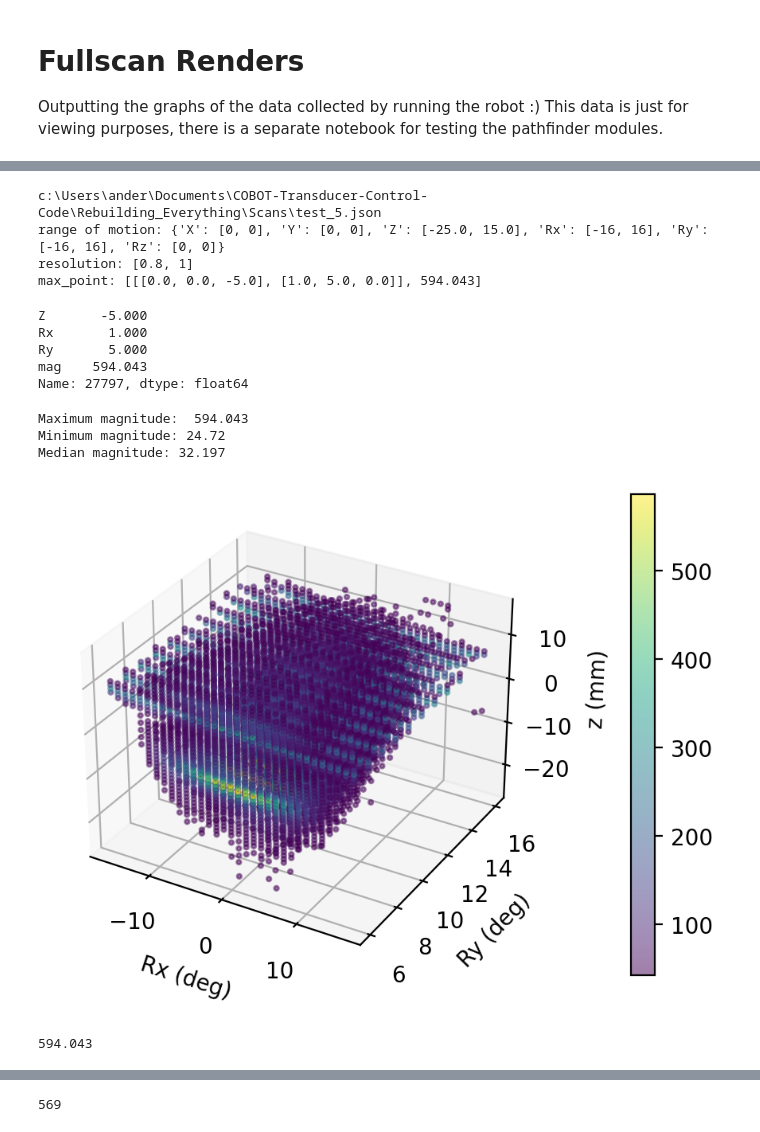
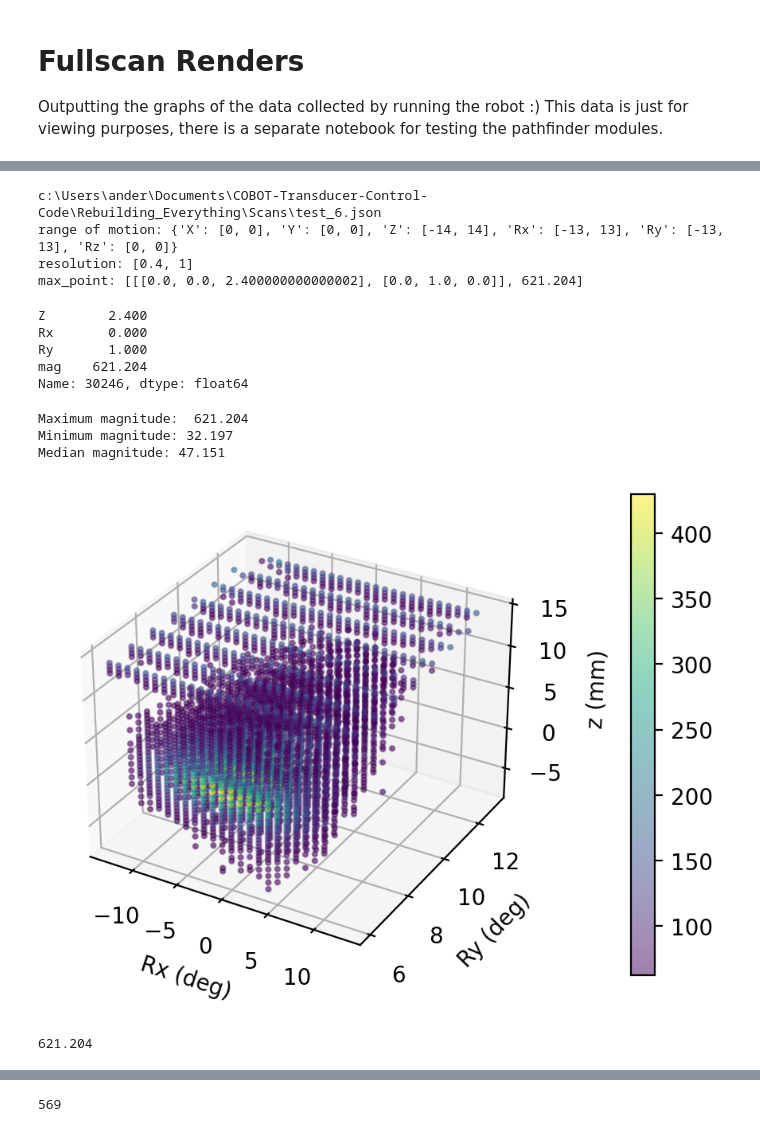
Before and after one commit to Benji-UW/COBOT-Transducer-Control-Code, a Jupyter notebook: Rebuilding_Everything/Debugging Scripts/Fullscan_renders.ipynb, the cells around one changed output, grey strips where cells are left out. Cells and saved outputs as stored; diff of their text form; code cells hidden in the pictures.

Commit message:
Fuck yeah, another full scan! You're crushing it Stanley. Lets deal with these merge conflicts now.

```diff
--- a/Rebuilding_Everything/Debugging Scripts/Fullscan_renders.ipynb
+++ b/Rebuilding_Everything/Debugging Scripts/Fullscan_renders.ipynb
@@ -34,7 +33,7 @@ Available test files:
 # %%
 debug_mode = True
 save_figs = False
-file_no = 5
+file_no = 6
 
 if save_figs:
     plt.rcParams['figure.dpi'] = 500
@@ -65,10 +64,10 @@ if debug_mode:
     # print(resolution)
     # print(r_o_m)
 # %% [output]
-c:\Users\ander\Documents\COBOT-Transducer-Control-Code\Rebuilding_Everything\Scans\test_5.json
-range of motion: {'X': [0, 0], 'Y': [0, 0], 'Z': [-25.0, 15.0], 'Rx': [-16, 16], 'Ry': [-16, 16], 'Rz': [0, 0]}
-resolution: [0.8, 1]
-max_point: [[[0.0, 0.0, -5.0], [1.0, 5.0, 0.0]], 594.043]
+c:\Users\ander\Documents\COBOT-Transducer-Control-Code\Rebuilding_Everything\Scans\test_6.json
+range of motion: {'X': [0, 0], 'Y': [0, 0], 'Z': [-14, 14], 'Rx': [-13, 13], 'Ry': [-13, 13], 'Rz': [0, 0]}
+resolution: [0.4, 1]
+max_point: [[[0.0, 0.0, 2.400000000000002], [0.0, 1.0, 0.0]], 621.204]
 # %%
 # Zs = []
 # Rxs = []
@@ -101,40 +100,41 @@ dat = pd.DataFrame(data = np_all, columns=["Z", "Rx","Ry","mag"])
 mp = dat.loc[dat['mag'].idxmax()]
 print(mp)
 # %% [output]
-Z       -5.000
-Rx       1.000
-Ry       5.000
-mag    594.043
-Name: 27797, dtype: float64
+Z        2.400
+Rx       0.000
+Ry       1.000
+mag    621.204
+Name: 30246, dtype: float64
 # %%
 ax = plt.axes(projection='3d')
 
 if debug_mode:
     print(f"Maximum magnitude:  {max(dat['mag'])}")
     print(f"Minimum magnitude: {min(dat['mag'])}")
     print(f"Median magnitude: {np.median(dat['mag'])}")
 
 med = np.median(dat['mag'])
-dat2 = dat[np.all([dat['mag'] > med*1.3, dat['Ry'] > 5],axis=0)]
+# dat2 = dat[np.all([dat['mag'] > med*1.3, dat['Ry'] > 5],axis=0)]
+dat2 = dat
 
 fig = ax.scatter(dat2['Rx'], dat2['Ry'], dat2['Z'], c=dat2['mag'], cmap='viridis', alpha=0.5,s=4)
 
 ax.set_xlabel("Rx (deg)")
 ax.set_ylabel("Ry (deg)")
 ax.set_zlabel("z (mm)")
 
 plt.colorbar(fig, pad=0.13)
 if save_figs:
     plt.savefig("fullscan_render_test_%s.jpg" % current_file, dpi=400)
 plt.show()
 
 print(max(dat['mag']))
 # %% [output]
-Maximum magnitude:  594.043
-Minimum magnitude: 24.72
-Median magnitude: 32.197
+Maximum magnitude:  621.204
+Minimum magnitude: 32.197
+Median magnitude: 47.151
-[figure, old version]
+[figure, new version]
-594.043
+621.204
 # %%
 # "mps" stands for "max points," or all the points in Rx/Ry space that occur at the max
 # value of Z, rotated for each of the other dimensions
```
Also changed, not shown: parts of 2 cells of this notebook, 3 other files.
